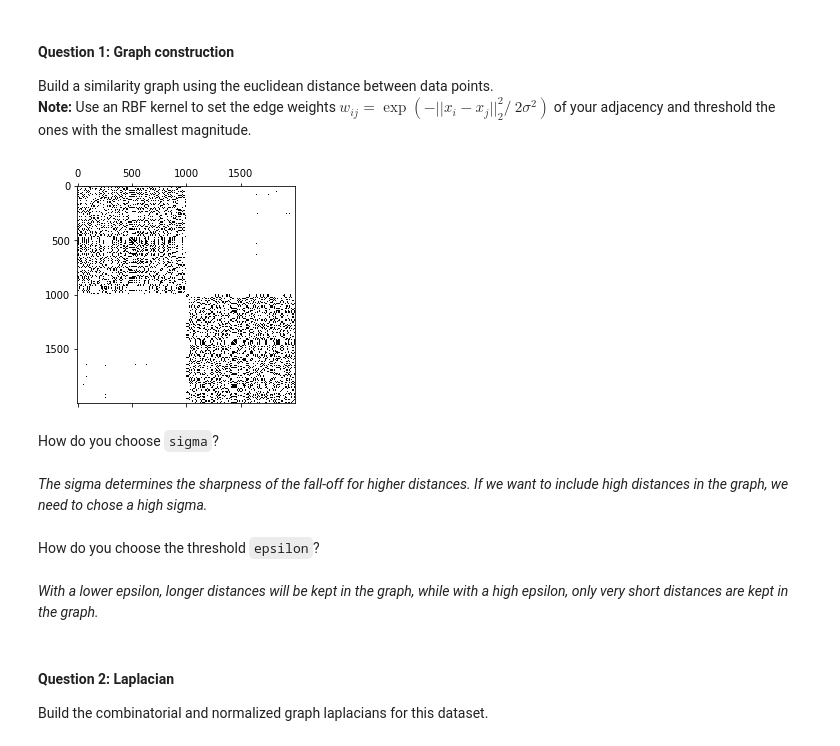
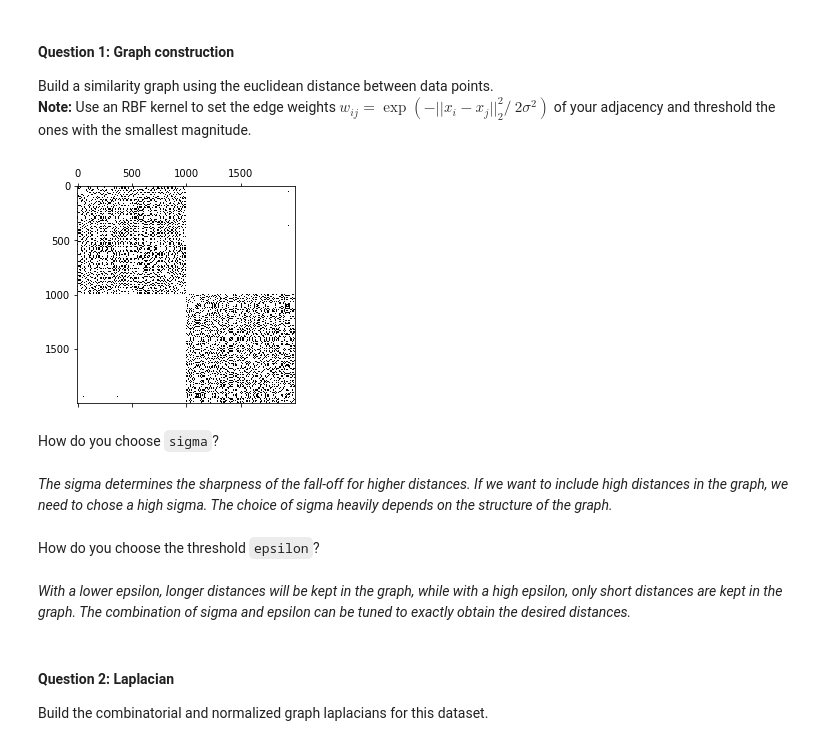
Before and after one commit to TheUser0571/NTDS_2019, a Jupyter notebook: assignments/2_learning_with_graphs_kay.ipynb, the cells around one changed output. Drawn from its saved outputs; the diff is of its cells as text; code cells hidden in the pictures.

```diff
--- a/assignments/2_learning_with_graphs_kay.ipynb
+++ b/assignments/2_learning_with_graphs_kay.ipynb
@@ -77,19 +77,19 @@ def epsilon_similarity_graph(X: np.ndarray, sigma=1, epsilon=0):
 
     return adjacency
 # %%
-adjacency = epsilon_similarity_graph(X, sigma=1, epsilon=0.76)
+adjacency = epsilon_similarity_graph(X, sigma=1, epsilon=0.78)
 plt.spy(adjacency)
 plt.show()
 # %% [output]
-[figure, old version]
+[figure, new version]
 # %% [markdown]
 How do you choose `sigma`?
 # %% [markdown]
-*The sigma determines the sharpness of the fall-off for higher distances. If we want to include high distances in the graph, we need to chose a high sigma.*
+*The sigma determines the sharpness of the fall-off for higher distances. If we want to include high distances in the graph, we need to chose a high sigma. The choice of sigma heavily depends on the structure of the graph.*
 # %% [markdown]
 How do you choose the threshold `epsilon`?
 # %% [markdown]
-*With a lower epsilon, longer distances will be kept in the graph, while with a high epsilon, only very short distances are kept in the graph.*
+*With a lower epsilon, longer distances will be kept in the graph, while with a high epsilon, only short distances are kept in the graph. The combination of sigma and epsilon can be tuned to exactly obtain the desired distances.*
 # %% [markdown]
 #### Question 2: Laplacian
 Build the combinatorial and normalized graph laplacians for this dataset.
```
Also changed, not shown: parts of 23 cells of this notebook, 1 other file.
